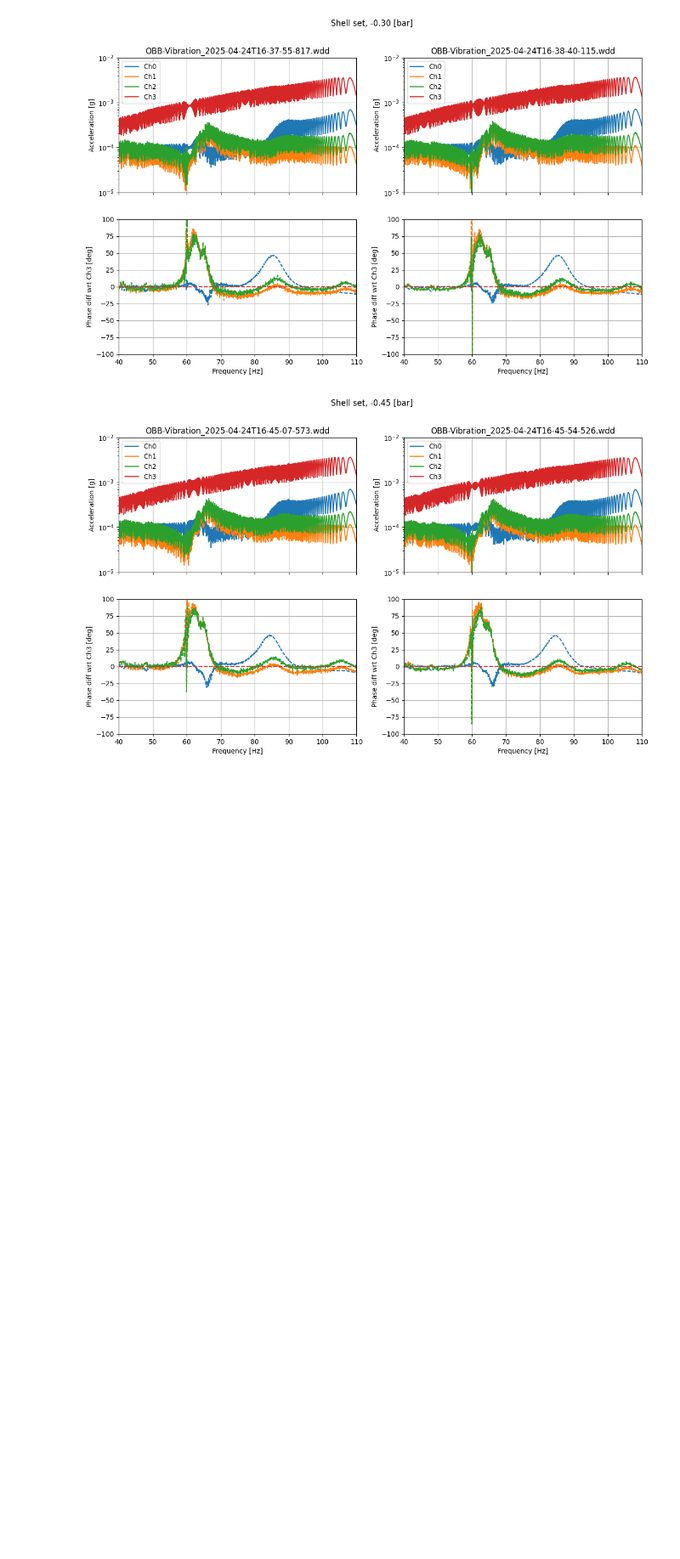
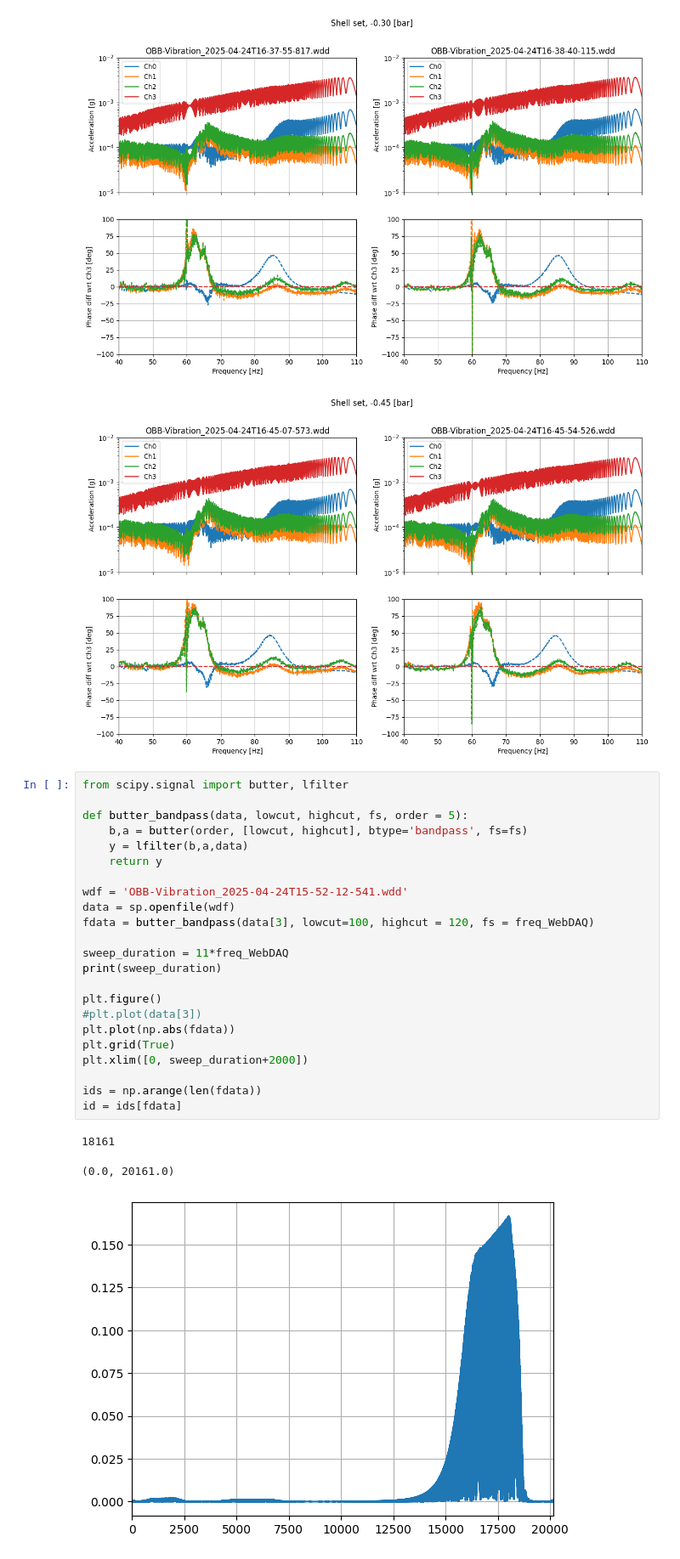
Before and after one commit to runabriguglio/SPLATT, a Jupyter notebook: splattsw/testAnalyseSweepAcc.ipynb, the cells around one changed output. Shown at 85% size. Saved outputs shown, nothing was run; the diff lists cells and outputs as text; blank space fills up the shorter version.

```diff
--- a/splattsw/testAnalyseSweepAcc.ipynb
+++ b/splattsw/testAnalyseSweepAcc.ipynb
@@ -157,3 +157,30 @@ analyse_wdflist(wdflist, titles = ['Shell RIP, -0.00 [bar]', 'Shell set, -0.00 [
 [figure]
 [figure]
 [figure]
+# %%
+from scipy.signal import butter, lfilter
+
+def butter_bandpass(data, lowcut, highcut, fs, order = 5):
+    b,a = butter(order, [lowcut, highcut], btype='bandpass', fs=fs)
+    y = lfilter(b,a,data)
+    return y
+
+wdf = 'OBB-Vibration_2025-04-24T15-52-12-541.wdd'
+data = sp.openfile(wdf)
+fdata = butter_bandpass(data[3], lowcut=100, highcut = 120, fs = freq_WebDAQ)
+
+sweep_duration = 11*freq_WebDAQ
+print(sweep_duration)
+
+plt.figure()
+#plt.plot(data[3])
+plt.plot(np.abs(fdata))
+plt.grid(True)
+plt.xlim([0, sweep_duration+2000])
+
+ids = np.arange(len(fdata))
+id = ids[fdata]
+# %% [output]
+18161
+(0.0, 20161.0)
+[figure, added]
```
Also changed, not shown: parts of 1 cell of this notebook, 1 other file.
